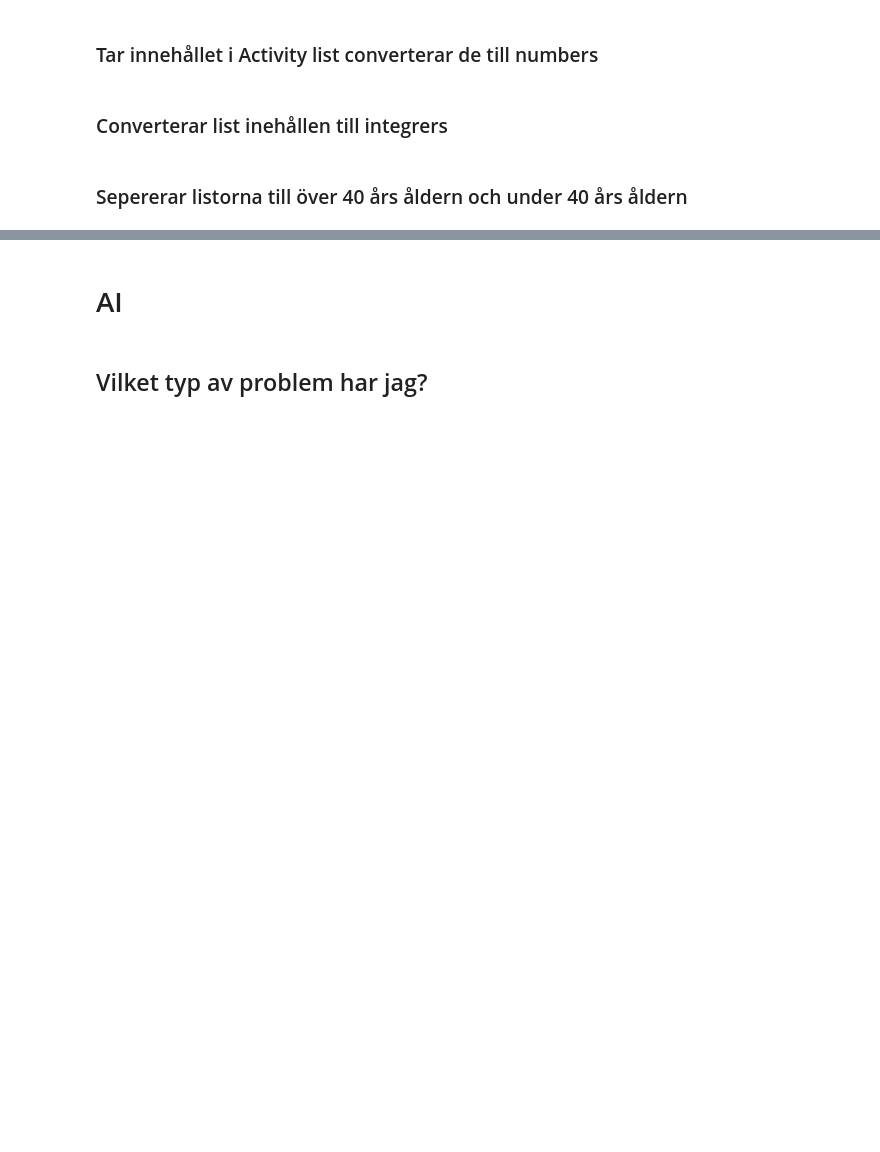
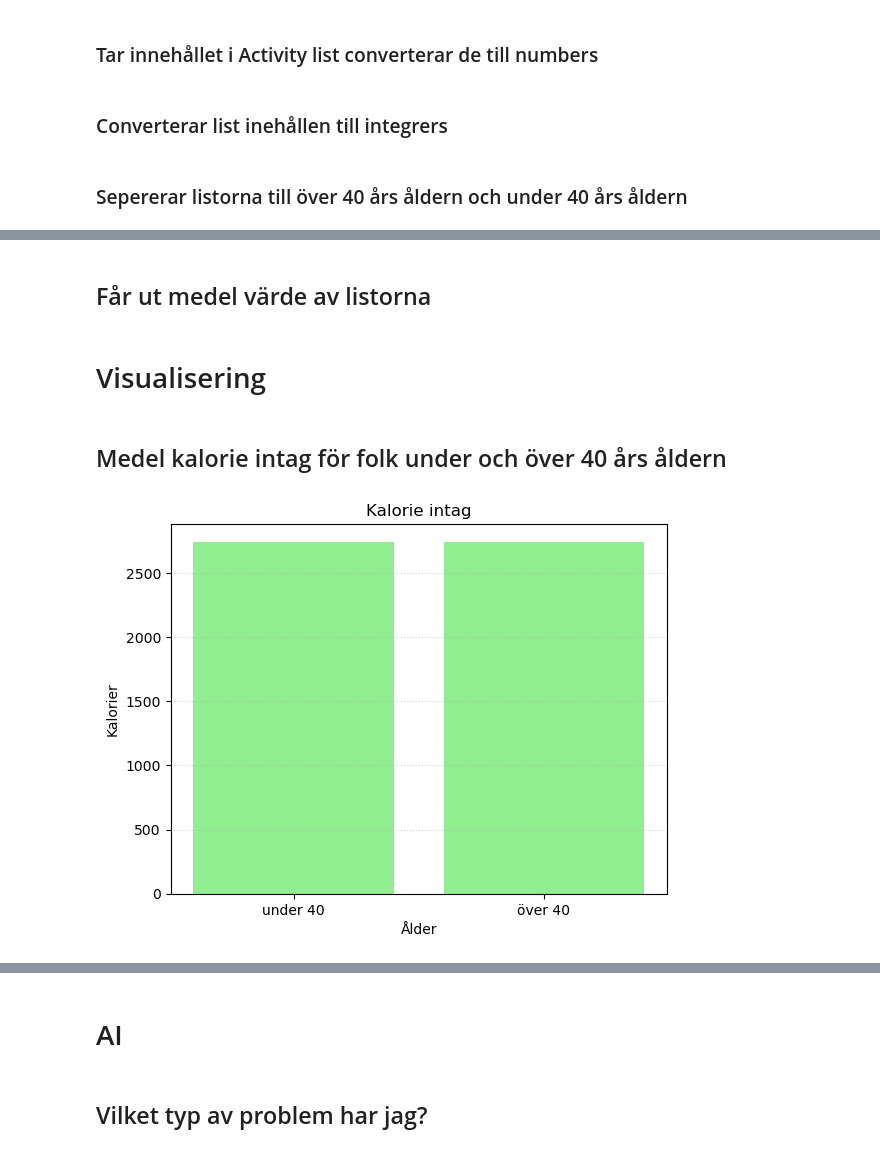
Before and after one commit to Rungy/Data-Visualisering, a Jupyter notebook: DiabetesData.ipynb, the cells around one changed output, grey strips where cells are left out. Cells and saved outputs as stored; diff of their text form; code cells hidden in the pictures; blank space fills up the shorter version.

```diff
--- a/DiabetesData.ipynb
+++ b/DiabetesData.ipynb
@@ -15,6 +38,8 @@ df2 = df.drop(['Sex', 'Ethnicity'], axis=1)
 ### Alla listor för visualisering
 # %%
 age_lista = []
+Family_History_of_Diabetes_lista = []
+Previous_Gestational_Diabetes_lista = []
 ageabove40_lista = []
 ageunder40_lista = []
 activity_lista = []
@@ -36,6 +61,10 @@ bloodpressurediastolicintabove40_lista = []
 bloodpressurediastolicintunder40_lista = []
 bloodglucoseintabove40_lista =[]
 bloodglucoseintunder40_lista =[]
+previousandfamily_diabetes_lista =[]
+previous_diabetes_lista = []
+family_diabetes_lista = []
+no_diabetes_lista = []
 # %% [markdown]
 ### Tar ut features och gör dom till listor
 # %%
@@ -51,6 +80,8 @@ with open('diabetes_dataset.csv', newline='') as file:
         bloodpressuresystolic_lista.append(rad['Blood_Pressure_Systolic'])
         bloodpressurediastolic_lista.append(rad['Blood_Pressure_Diastolic'])
         bloodglucose_lista.append(rad['Fasting_Blood_Glucose'])
+        Family_History_of_Diabetes_lista.append(rad['Family_History_of_Diabetes'])
+        Previous_Gestational_Diabetes_lista.append(rad['Previous_Gestational_Diabetes'])
 # %% [markdown]
 ### Tar innehållet i Activity list converterar de till numbers
 # %%
@@ -103,0 +139,2 @@ bloodglucoseintunder40medel_lista = sum(bloodglucoseintunder40_lista) / len(bloo
+# %% [markdown]
+## Får ut medel värde av listorna
@@ -103,0 +150,15 @@ bloodglucoseintunder40medel_lista = sum(bloodglucoseintunder40_lista) / len(bloo
+# %% [markdown]
+# Visualisering
+# %% [markdown]
+## Medel kalorie intag för folk under och över 40 års åldern
+# %%
+ålder3 = ['under 40', 'över 40']
+värden3 = [calorieintakeintunder40medel_lista, calorieintakeintabove40medel_lista]
+plt.bar(ålder3, värden3, color='lightgreen')
+plt.title("Kalorie intag")
+plt.xlabel("Ålder")
+plt.ylabel("Kalorier")
+plt.grid(axis='y', linestyle=':', alpha=0.6)
+plt.show()
+# %% [output]
+[figure, added]
```
Also changed, not shown: parts of 16 cells of this notebook.
